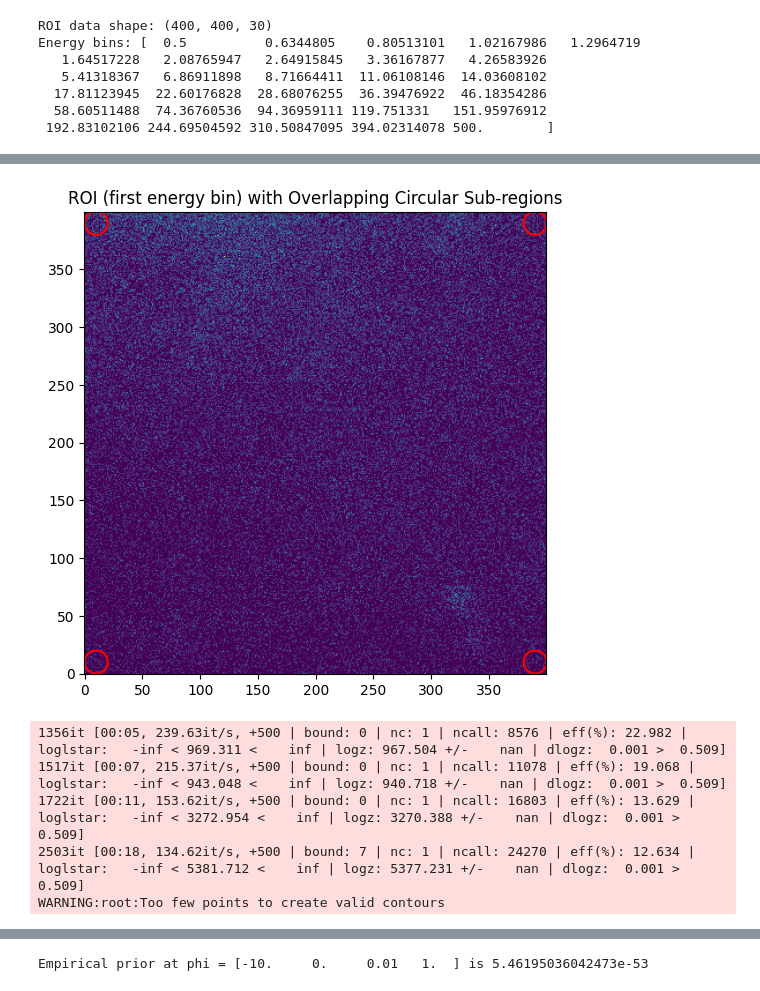
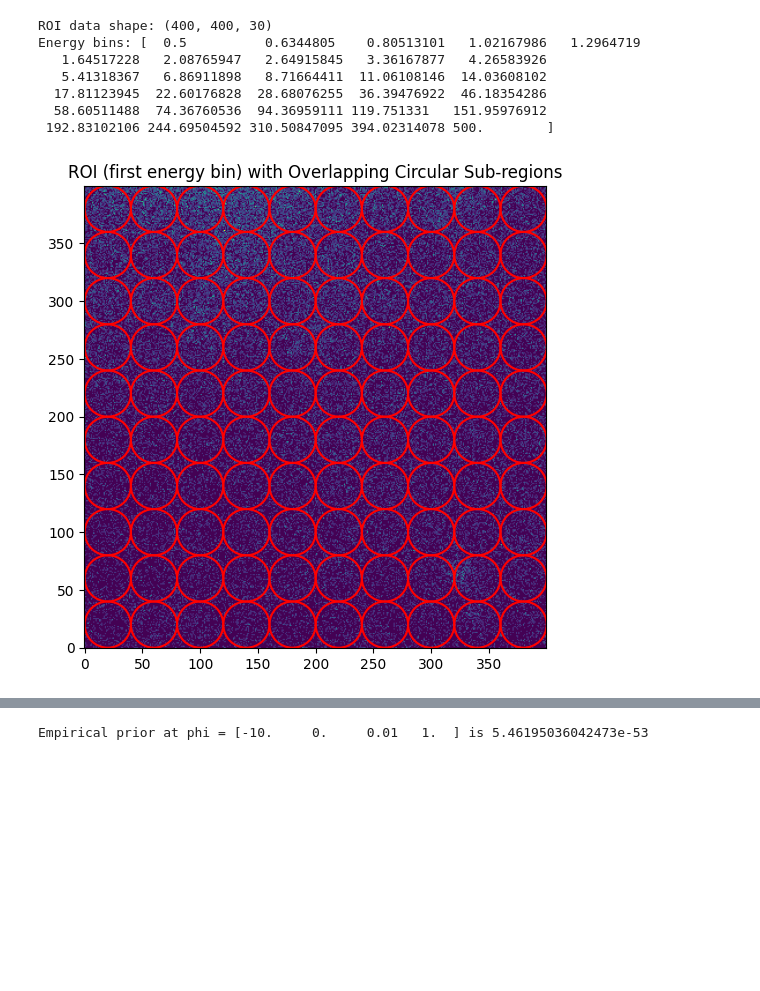
Before and after one commit to AndreScaffidi/Emp_Prior_Real_Data, a Jupyter notebook: Empirical_prior.ipynb, the cells around one changed output, grey strips where cells are left out. Cells and saved outputs as stored; diff of their text form; code cells hidden in the pictures; blank space fills up the shorter version.

```diff
--- a/Empirical_prior.ipynb
+++ b/Empirical_prior.ipynb
@@ -355,16 +355,11 @@ shape = (400, 400, 30)
 roi_raw       = read_array_from_file_2d_dp(filename, shape)
 exposure_cube = read_array_from_file_2d_dp(exposure_filename, shape)
 
-# Want number of counts!
+# Want number of counts - I think the map is in counts
 roi_data = roi_raw
-
-# Define the energy bins. In the configuration these are 30 log-spaced bins between 0.5 and 500 GeV.
-n_energy = shape[2]
-energy_bins = np.logspace(np.log10(0.5), np.log10(500), n_energy)
 
 # Now `roi_data` (shape: 400 x 400 x 30) and `energy_bins` are ready to be passed into the EMP prior class.
 print("ROI data shape:", roi_data.shape)
-print("Energy bins:", energy_bins)
 # %% [output]
 ROI data shape: (400, 400, 30)
 Energy bins: [  0.5          0.6344805    0.80513101   1.02167986   1.2964719
@@ -391,32 +386,33 @@ if __name__ == "__main__":
     # Initialize the EMP prior object with the default prior.
     # Initialize the EMP prior object with the default prior.
     template_shape=(400, 400, 30)
-    emp_prior_obj = EmpiricalPrior(roi_data, energy_bins, n_subregions=5, radius=10,
+    emp_prior_obj = EmpiricalPrior(roi_data, energy_bins, n_subregions=100, radius=20,
                                    T_iso="Data/Car2/bgtemplate_iso.dat", T_diff="Data/Car2/bgtemplate_diffuse.dat",
                                    template_shape=template_shape, prior_obj=None)
 
 
 
     # Visualize the sub-regions.
     emp_prior_obj.plot_subregions()
 
     # Run dynesty to sample sub-region posteriors.
-    subregion_samples = emp_prior_obj.calculate_subregion_posteriors_dynesty(nlive=500, sample='auto',max_workers=4)
+    subregion_samples = emp_prior_obj.calculate_subregion_posteriors_dynesty(nlive=500, sample='auto',max_workers=100)
 
     # Combine samples from all sub-regions.
     all_samples = np.vstack(subregion_samples)
 
     # Plot a corner plot of the empirical prior.
     try:
         import corner
         labels = [r"$F_0$", r"$\alpha$", r"$\beta$", r"$\delta_{\rm diff}$"]
         fig = corner.corner(all_samples, labels=labels, show_titles=True, title_fmt=".2e")
 
         # Set the xscale of the beta plot to log
         axes = np.array(fig.axes).reshape((4, 4))
         axes[2, 2].set_xscale('log')
 
         plt.show()
     except ImportError:
         print("Please install the 'corner' package to display the corner plot.")
 # %% [output]
+[figure, new version]
@@ -424,6 +435,0 @@ Warning: n_subregions=5 is not a perfect square. Using 4 subregions.
-[figure, old version]
-1356it [00:05, 239.63it/s, +500 | bound: 0 | nc: 1 | ncall: 8576 | eff(%): 22.982 | loglstar:   -inf < 969.311 <    inf | logz: 967.504 +/-    nan | dlogz:  0.001 >  0.509]
-1517it [00:07, 215.37it/s, +500 | bound: 0 | nc: 1 | ncall: 11078 | eff(%): 19.068 | loglstar:   -inf < 943.048 <    inf | logz: 940.718 +/-    nan | dlogz:  0.001 >  0.509]
-1722it [00:11, 153.62it/s, +500 | bound: 0 | nc: 1 | ncall: 16803 | eff(%): 13.629 | loglstar:   -inf < 3272.954 <    inf | logz: 3270.388 +/-    nan | dlogz:  0.001 >  0.509]
-2503it [00:18, 134.62it/s, +500 | bound: 7 | nc: 1 | ncall: 24270 | eff(%): 12.634 | loglstar:   -inf < 5381.712 <    inf | logz: 5377.231 +/-    nan | dlogz:  0.001 >  0.509]
-WARNING:root:Too few points to create valid contours
```
Also changed, not shown: parts of 1 cell of this notebook.
